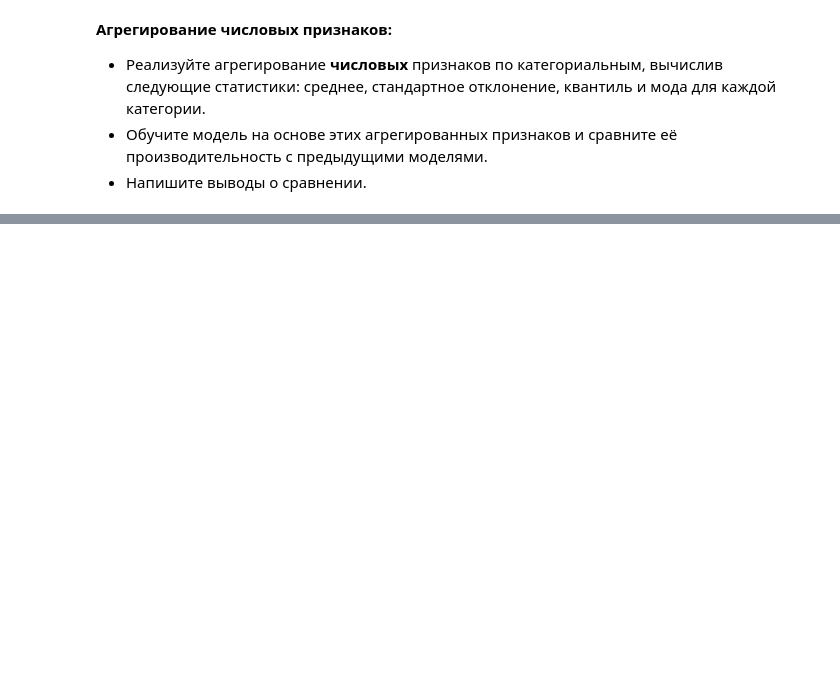
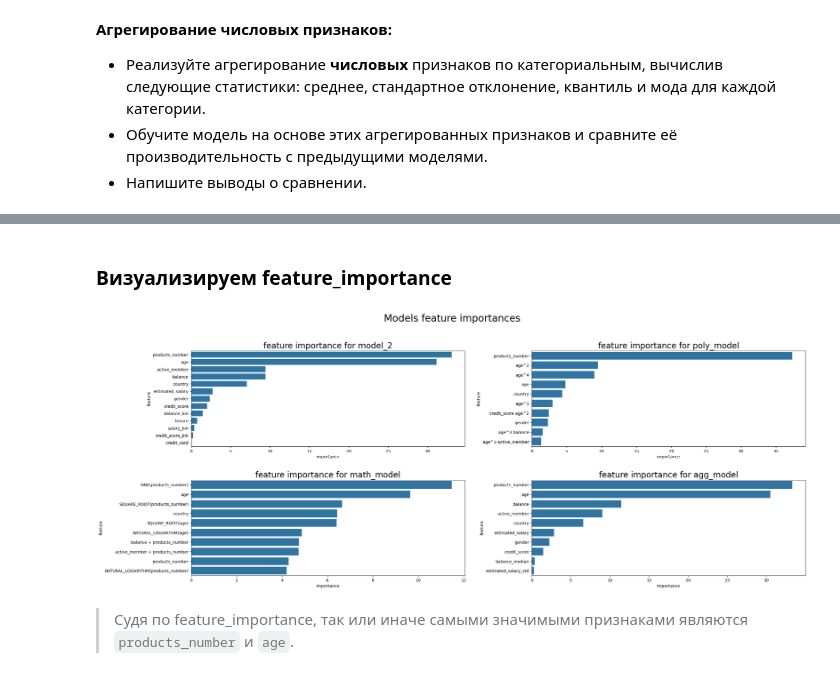
Before and after one commit to MarufIbragimov/zypl_ds, a Jupyter notebook: homework_2/homework_2.ipynb, the cells around one changed output, grey strips where cells are left out. Saved outputs shown, nothing was run; the diff lists cells and outputs as text; code cells hidden in the pictures; blank space fills up the shorter version.

```diff
--- a/homework_2/homework_2.ipynb
+++ b/homework_2/homework_2.ipynb
@@ -369,0 +378,2 @@ fn.plot_feature_importance(poly_feature_importance.head(20))
+# %%
+math_model, X_train_math, y_train_math, X_test_math, y_test_math, auc_train_math, auc_test_math = fn.build_model(math_df, cat_features, 'classifier')
@@ -389,4 +403,4 @@ agg_df.head()
 # %%
-agg_model, X_train_agg, y_train_agg, X_test_agg, y_test_agg, auc_train_agg, auc_test_agg = fn.build_model(agg_df, cat_features_2, 'classifier')
+agg_model, X_train_agg, y_train_agg, X_test_agg, y_test_agg, auc_train_agg, auc_test_agg = fn.build_model(agg_df, cat_features, 'classifier')
 # %% [output]
 MetricVisualizer(layout=Layout(align_self='stretch', height='500px'))
@@ -394,0 +415,22 @@ auc_test: 0.7187
+# %% [markdown]
+### Визуализируем feature_importance
+# %%
+feature_importance_2=fn.get_feature_importance(model_2, X_train_2.columns)
+poly_feature_importance=fn.get_feature_importance(poly_model, X_train_poly.columns)
+math_feature_importance=fn.get_feature_importance(math_model, X_train_math.columns)
+agg_feature_importance=fn.get_feature_importance(agg_model, X_train_agg.columns)
+# %%
+fig, axes = plt.subplots(2,2, figsize=(25, 10))
+
+sns.barplot(ax=axes[0,0], data=feature_importance_2, x='importance', y='feature').set_title('feature importance for model_2', fontsize=20)
+sns.barplot(ax=axes[0,1], data=poly_feature_importance.head(10), x='importance', y='feature').set_title('feature importance for poly_model', fontsize=20)
+sns.barplot(ax=axes[1,0], data=math_feature_importance.head(10), x='importance', y='feature').set_title('feature importance for math_model', fontsize=20)
+sns.barplot(ax=axes[1,1], data=agg_feature_importance.head(10), x='importance', y='feature').set_title('feature importance for agg_model', fontsize=20)
+
+fig.suptitle('Models feature importances', fontsize=24)
+fig.tight_layout(pad=3)
+plt.show();
+# %% [output]
+[figure, added]
+# %% [markdown]
+> Судя по feature_importance, так или иначе самыми значимыми признаками являются `products_number` и `age`.
```
Also changed, not shown: parts of 55 cells of this notebook.
